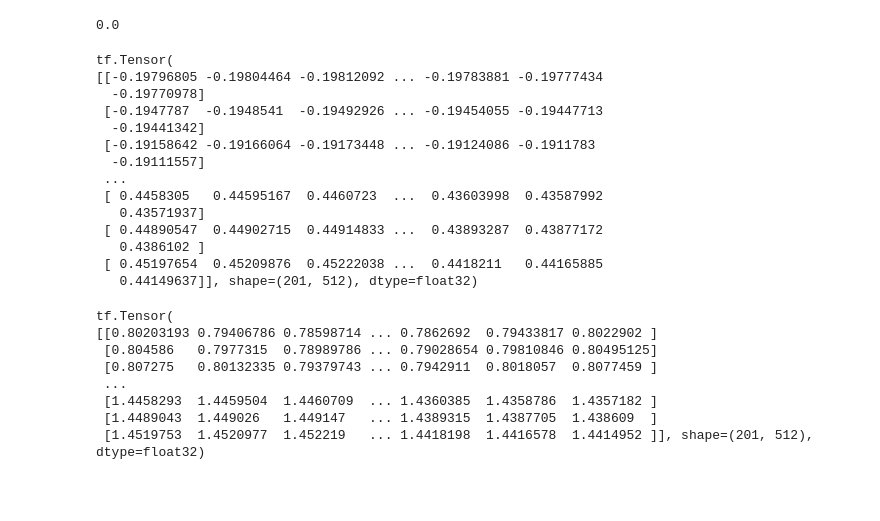
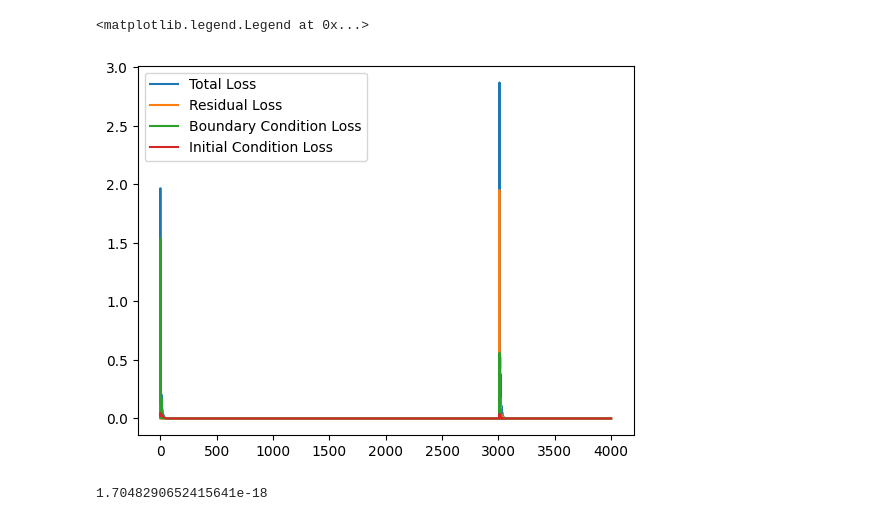
Before and after one commit to lkyamamo/408B-Project, a Jupyter notebook: model_test.ipynb, the cells around one changed output. Saved outputs shown, nothing was run; the diff lists cells and outputs as text; code cells hidden in the pictures; blank space fills up the shorter version.

```diff
--- a/model_test.ipynb
+++ b/model_test.ipynb
@@ -104,35 +93,14 @@ plt.plot(x, total_losses)
+# %%
+plt.plot(pinn.log['total_loss'], label='Total Loss')
+plt.plot(pinn.log['residual_loss'], label='Residual Loss')
+plt.plot(pinn.log['boundary_loss'], label='Boundary Condition Loss')
+plt.plot(pinn.log['initial_loss'], label='Initial Condition Loss')
+
+plt.legend()
+# %% [output]
+<matplotlib.legend.Legend at 0x...>
+[figure, added]
 # %%
-print(total_losses[-1])
+print(pinn.log['total_loss'][-1])
 # %% [output]
-0.0
+1.7048290652415641e-18
-# %%
-result = pinn.evaluate()
-
-print(result)
-# %% [output]
-tf.Tensor(
-[[-0.19796805 -0.19804464 -0.19812092 ... -0.19783881 -0.19777434
-  -0.19770978]
- [-0.1947787  -0.1948541  -0.19492926 ... -0.19454055 -0.19447713
-  -0.19441342]
- [-0.19158642 -0.19166064 -0.19173448 ... -0.19124086 -0.1911783
-  -0.19111557]
- ...
- [ 0.4458305   0.44595167  0.4460723  ...  0.43603998  0.43587992
-   0.43571937]
- [ 0.44890547  0.44902715  0.44914833 ...  0.43893287  0.43877172
-   0.4386102 ]
- [ 0.45197654  0.45209876  0.45222038 ...  0.4418211   0.44165885
-   0.44149637]], shape=(201, 512), dtype=float32)
-# %%
-diff = result-usol
-print(diff)
-# %% [output]
-tf.Tensor(
-[[0.80203193 0.79406786 0.78598714 ... 0.7862692  0.79433817 0.8022902 ]
- [0.804586   0.7977315  0.78989786 ... 0.79028654 0.79810846 0.80495125]
- [0.807275   0.80132335 0.79379743 ... 0.7942911  0.8018057  0.8077459 ]
- ...
- [1.4458293  1.4459504  1.4460709  ... 1.4360385  1.4358786  1.4357182 ]
- [1.4489043  1.449026   1.449147   ... 1.4389315  1.4387705  1.438609  ]
- [1.4519753  1.4520977  1.452219   ... 1.4418198  1.4416578  1.4414952 ]], shape=(201, 512), dtype=float32)
```
Also changed, not shown: parts of 16 cells of this notebook, 2 other files.
